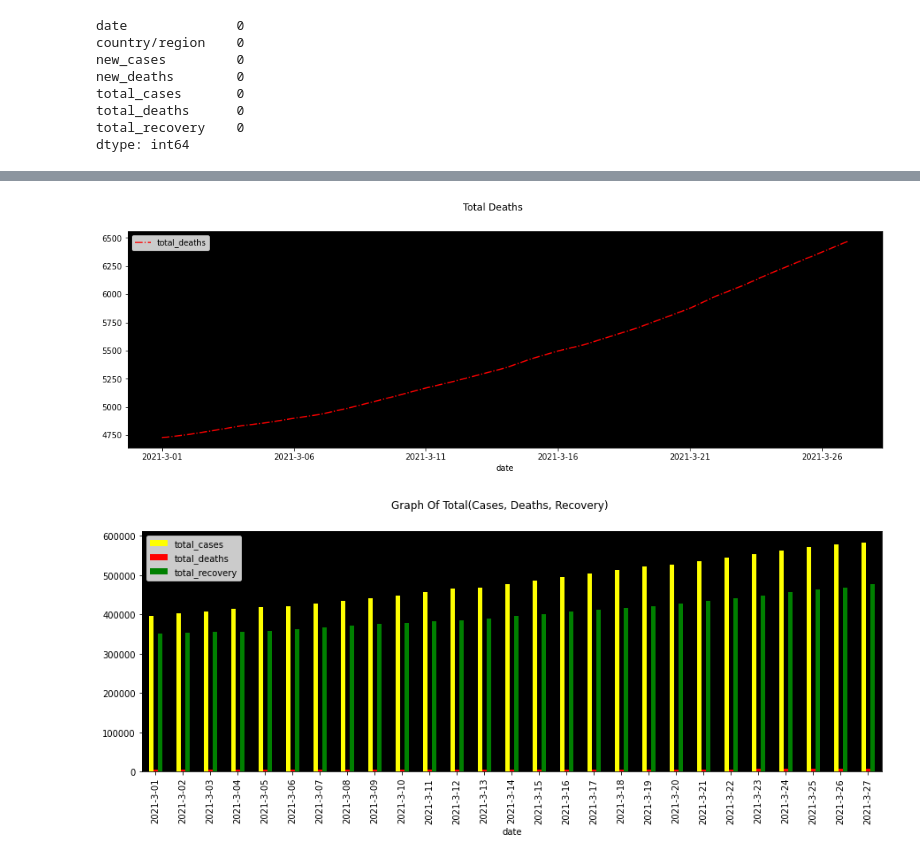
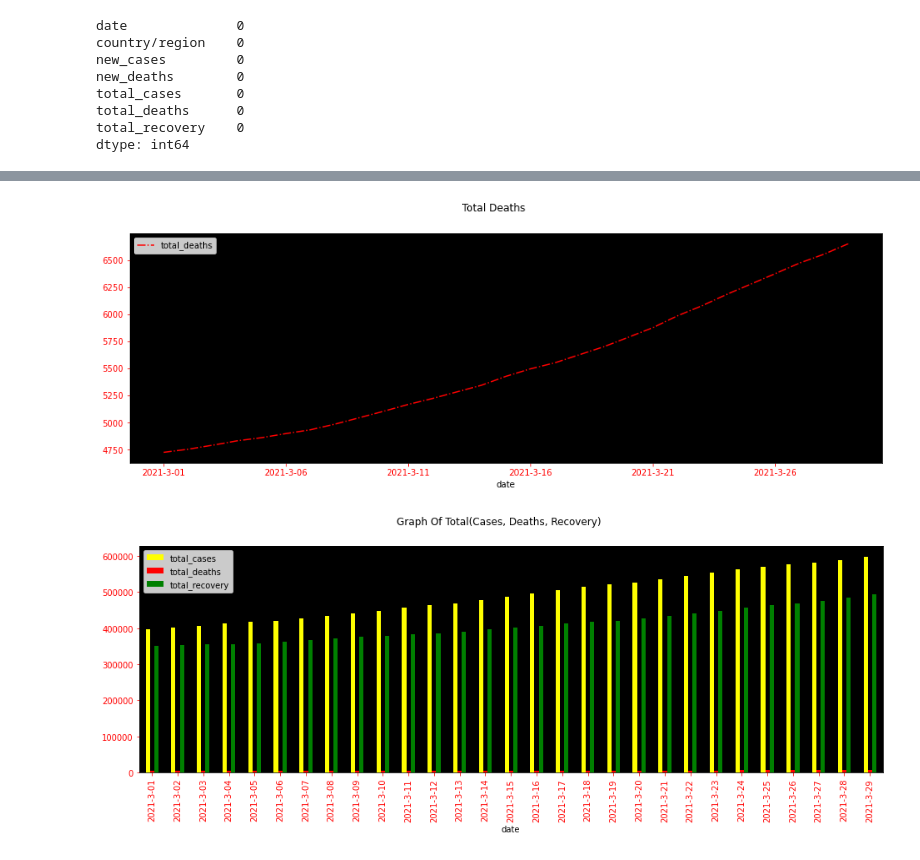
Before and after one commit to iiabdulrazak/silver-scraper, a Jupyter notebook: notebooks/visData.ipynb, the cells around one changed output, grey strips where cells are left out. Saved outputs shown, nothing was run; the diff lists cells and outputs as text; code cells hidden in the pictures.

```diff
--- a/notebooks/visData.ipynb
+++ b/notebooks/visData.ipynb
@@ -128,14 +134,18 @@ plt.show()
 # %%
-graphData = graphD.loc['2021-3-01' :'2021-3-27'][['total_deaths']].plot(color=['red'],kind='line',figsize=(17,5), linestyle='-.')
+graphData = graphD.loc['2021-3-01' :'2021-3-29'][['total_deaths']].plot(color=['red'],kind='line',figsize=(16,5), linestyle='-.')
 graphData.set_facecolor('black')
+graphData.tick_params(axis='x', colors='red')
+graphData.tick_params(axis='y', colors='red')
 plt.suptitle('Total Deaths')
 plt.show()
 # %% [output]
-[figure, old version]
+[figure, new version]
 # %%
-graphData = graphD.loc['2021-3-01' :'2021-3-27'][['total_cases','total_deaths','total_recovery']].plot(color=['yellow','red','green'],kind='bar',figsize=(15,5), linestyle='-.')
+graphData = graphD.loc['2021-3-01' :'2021-3-29'][['total_cases','total_deaths','total_recovery']].plot(color=['yellow','red','green'],kind='bar',figsize=(16,5), linestyle='-.')
 graphData.set_facecolor('black')
+graphData.tick_params(axis='x', colors='red')
+graphData.tick_params(axis='y', colors='red')
 plt.suptitle('Graph Of Total(Cases, Deaths, Recovery)')
 plt.show()
 # %% [output]
-[figure, old version]
+[figure, new version]
```
Also changed, not shown: parts of 7 cells of this notebook.
